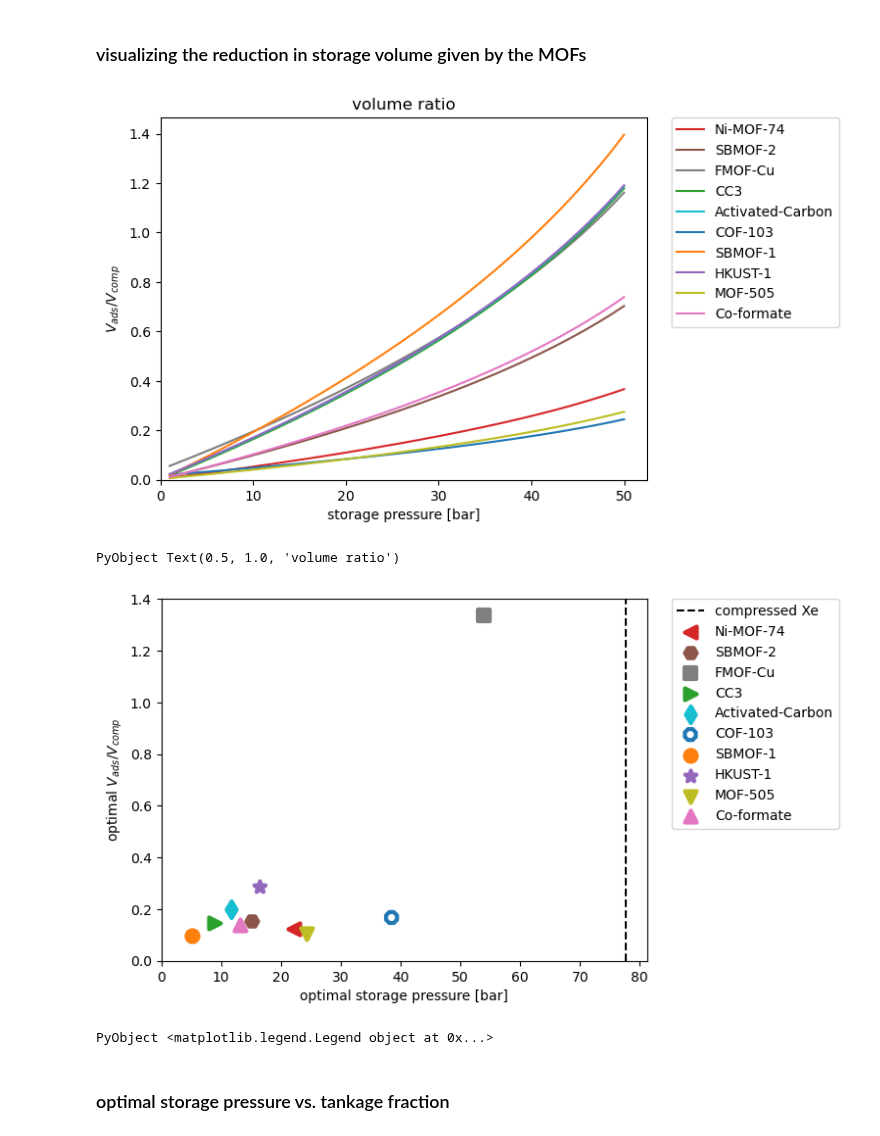
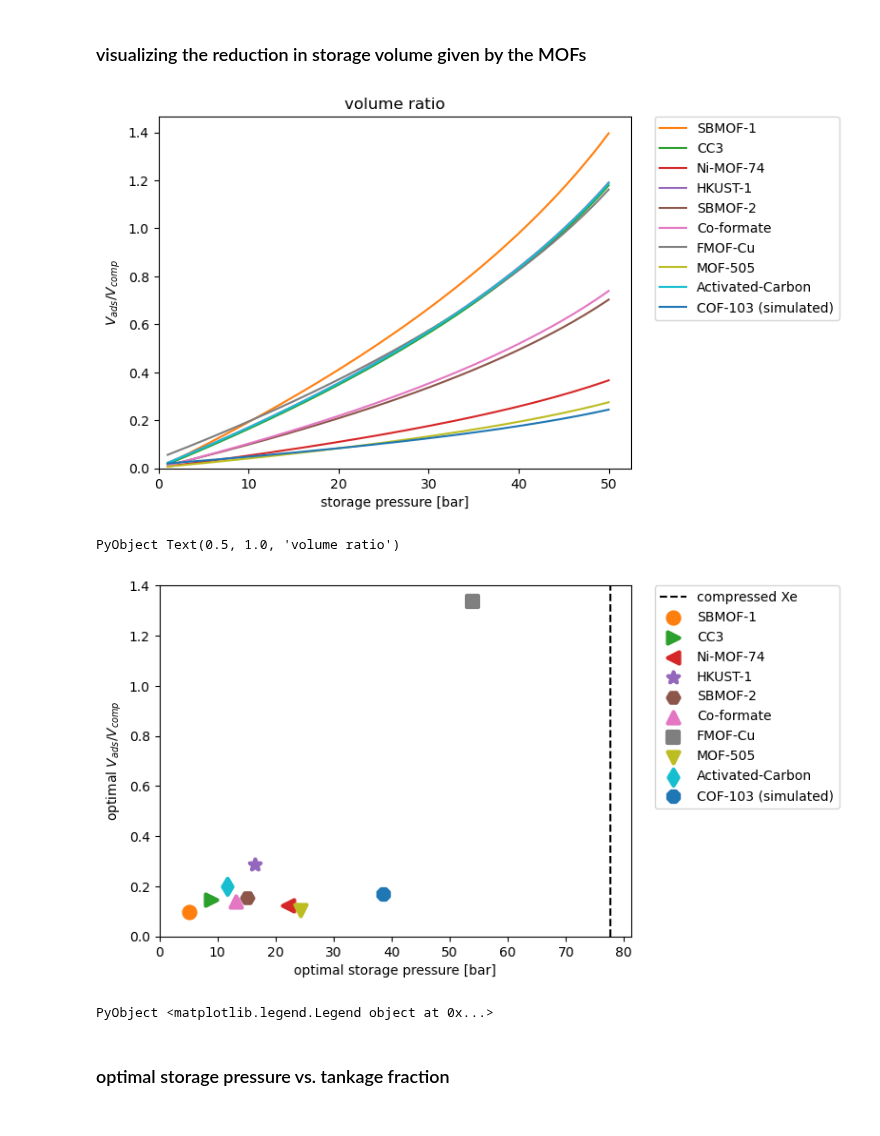
Before and after one commit to SimonEnsemble/PropellantStorage, a Jupyter notebook: Melanie analytical results.ipynb, the cells around one changed output. Drawn from its saved outputs; the diff is of its cells as text; code cells hidden in the pictures.

```diff
--- a/Melanie analytical results.ipynb
+++ b/Melanie analytical results.ipynb
@@ -73,10 +73,10 @@ df_xtal = CSV.read("df_crystal.csv")
 # %%
 crystal_names = ["SBMOF-1", "CC3", "Ni-MOF-74", "HKUST-1", "SBMOF-2", "Co-formate",
-    "FMOF-Cu", "MOF-505", "Activated-Carbon", "COF-103"]
+    "FMOF-Cu", "MOF-505", "Activated-Carbon", "COF-103 (simulated)"]
 
 mof_to_marker = Dict("SBMOF-1" => "o", "CC3" => ">", "Ni-MOF-74" => "<", "HKUST-1" => "*", "SBMOF-2" => "H",
     "Co-formate" => "^", "FMOF-Cu" => "s", "MOF-505" => "v",
-    "Activated-Carbon" => "d", "COF-103" => "8")
+    "Activated-Carbon" => "d", "COF-103 (simulated)" => "8")
 mof_to_color = Dict(zip(crystal_names, ["C$i" for i = 1:length(crystal_names)]))
 # %% [output]
 Dict{String,String} with 10 entries:
@@ -359,26 +441,26 @@ optimum:
 ### visualizing the reduction in storage volume given by the MOFs
 # %%
 figure()
-for xtal in keys(mof_to_optimum_results)
+for xtal in crystal_names
     plot(P_range,
         r.(P_range, xtal) .^ 3 ./      # ads
         r.(P_range) .^ 3,              # bulk
         label=xtal, color=mof_to_color[xtal])
 end
 xlabel("storage pressure [bar]")
 ylabel(L"$V_{ads} / V_{comp}$")
 legend(bbox_to_anchor=(1.05, 1), loc="upper left", borderaxespad=0)
 ylim(ymin=0.0)
 xlim(xmin=0.0)
 title("volume ratio")
 # %% [output]
-[figure, old version]
+[figure, new version]
 PyObject Text(0.5, 1.0, 'volume ratio')
 # %%
 figure()
 xlabel("optimal storage pressure [bar]")
 ylabel(L"optimal $V_{ads} / V_{comp}$")
-for mof in keys(mof_to_optimum_results)
+for mof in crystal_names
     # find ratio of volumes at this optimal storage pressure
     scatter(mof_to_optimum_results[mof]["storage pressure [bar]"],
             r(mof_to_optimum_results[mof]["storage pressure [bar]"], mof) ^ 3 ./      # ads
@@ -388,12 +470,12 @@ for mof in keys(mof_to_optimum_results)
         edgecolor=mof_to_color[mof], lw=3)
 end
 
-axvline(x=[bulk_res.minimizer], linestyle="--", color="black", label="compressed Xe")
+axvline(x=[bulk_opt.minimizer], linestyle="--", color="black", label="compressed Xe")
 ylim(ymin=0.0)
 xlim(xmin=0.0)
 legend(bbox_to_anchor=(1.05, 1), loc="upper left", borderaxespad=0)
 # %% [output]
-[figure, old version]
+[figure, new version]
 PyObject <matplotlib.legend.Legend object at 0x...>
 # %% [markdown]
 ### optimal storage pressure vs. tankage fraction
```
Also changed, not shown: parts of 15 cells of this notebook, 23 other files.
